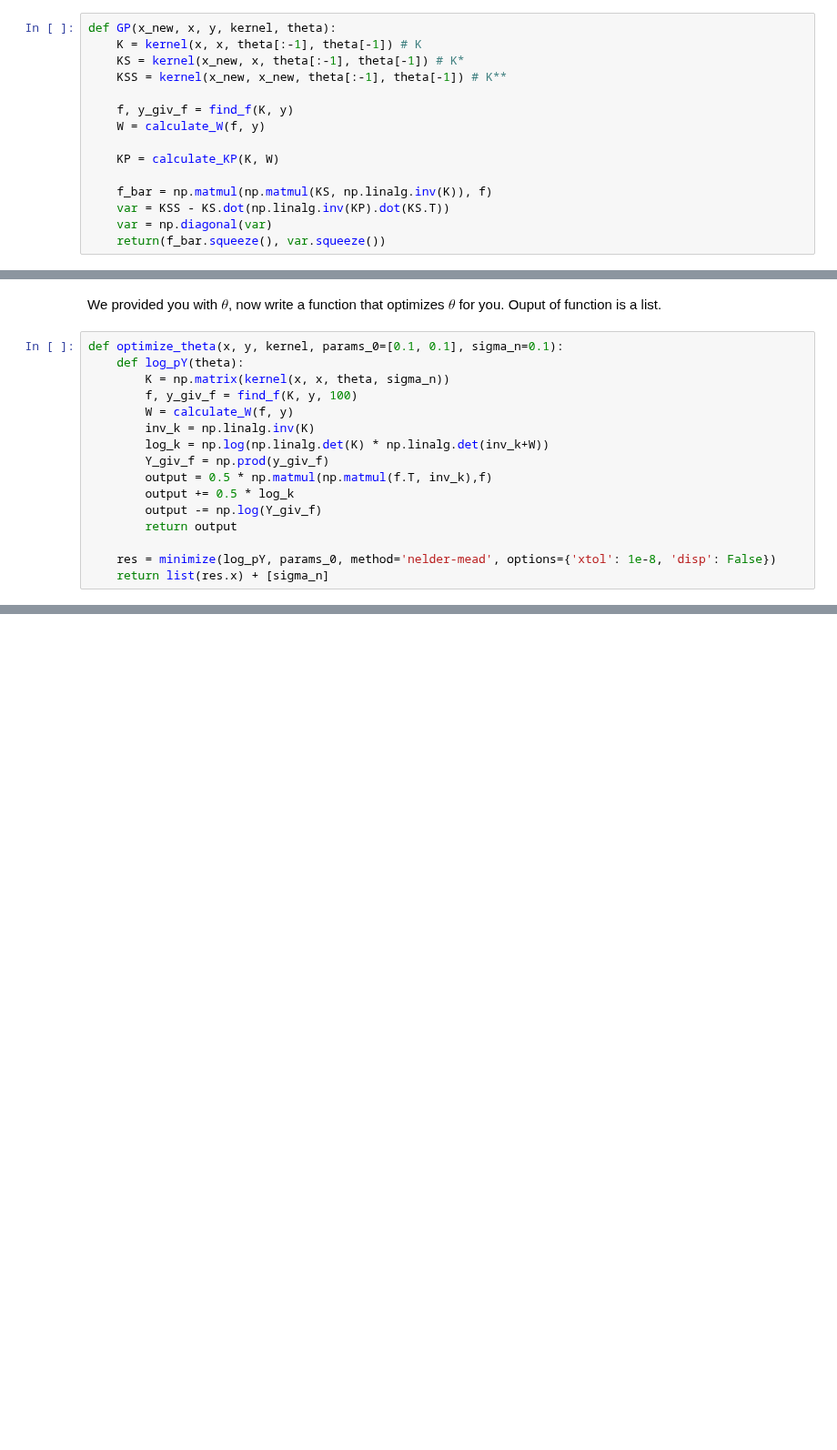
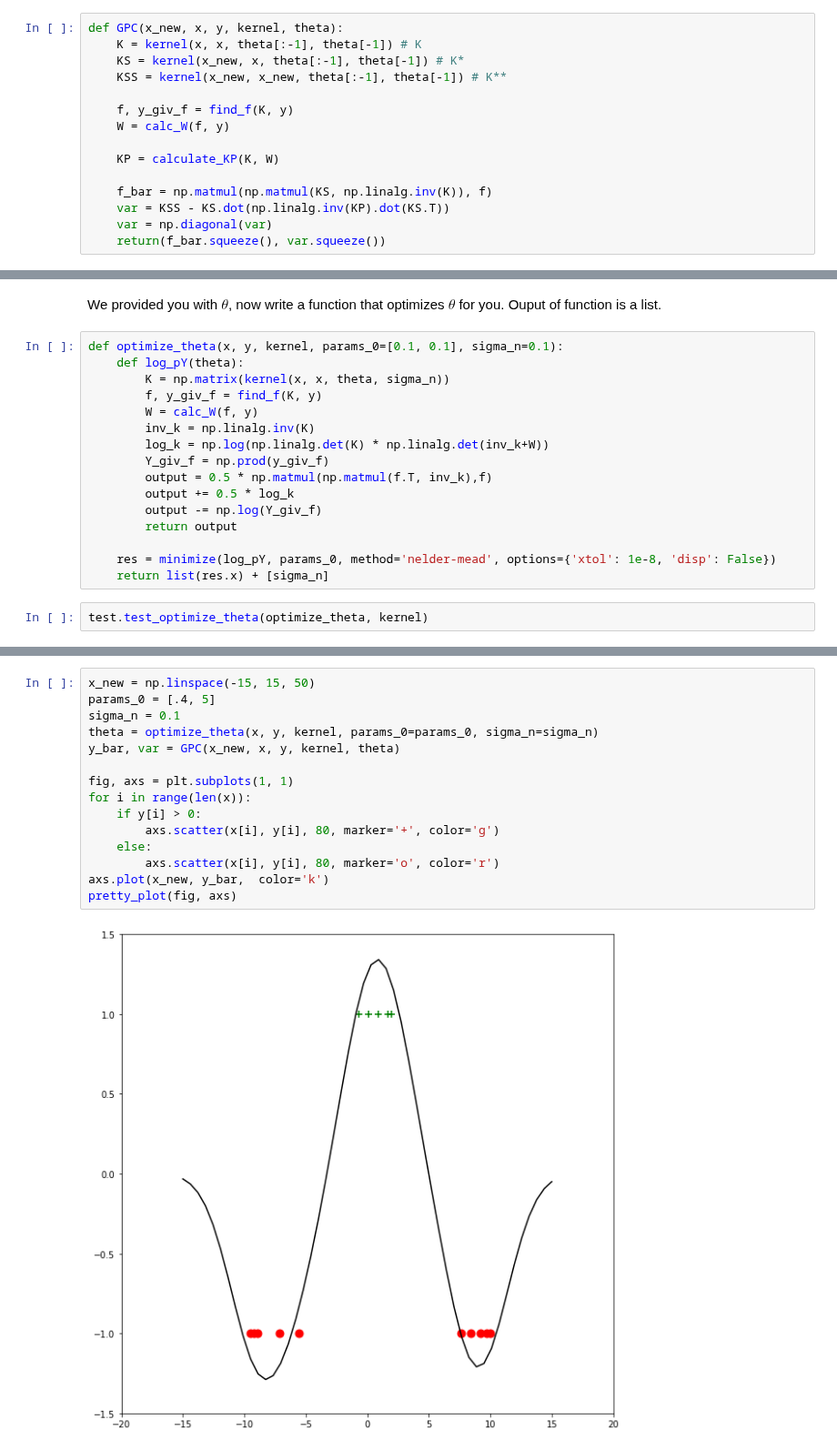
Before and after one commit to Keyrat06/Gaussian_Processes, a Jupyter notebook: P-Set/Gaussian PSet.ipynb, the cells around one changed output, grey strips where cells are left out. Shown at 91% size. Saved outputs shown, nothing was run; the diff lists cells and outputs as text; blank space fills up the shorter version.

Commit message:
finished tests

```diff
--- a/P-Set/Gaussian PSet.ipynb
+++ b/P-Set/Gaussian PSet.ipynb
@@ -236,13 +246,13 @@ AttributeError: module 'test' has no attribute 'test_calc_KP'
 # %% [markdown]
 Now we have all the necessary components.
 # %%
-def GP(x_new, x, y, kernel, theta):
+def GPC(x_new, x, y, kernel, theta):
     K = kernel(x, x, theta[:-1], theta[-1]) # K
     KS = kernel(x_new, x, theta[:-1], theta[-1]) # K*
     KSS = kernel(x_new, x_new, theta[:-1], theta[-1]) # K**
 
     f, y_giv_f = find_f(K, y)
-    W = calculate_W(f, y)
+    W = calc_W(f, y)
 
     KP = calculate_KP(K, W)
 
@@ -256,8 +289,8 @@ We provided you with $\theta$, now write a function that optimizes $\theta$ for
 def optimize_theta(x, y, kernel, params_0=[0.1, 0.1], sigma_n=0.1):
     def log_pY(theta):
         K = np.matrix(kernel(x, x, theta, sigma_n))
-        f, y_giv_f = find_f(K, y, 100)
-        W = calculate_W(f, y)
+        f, y_giv_f = find_f(K, y)
+        W = calc_W(f, y)
         inv_k = np.linalg.inv(K)
         log_k = np.log(np.linalg.det(K) * np.linalg.det(inv_k+W))
         Y_giv_f = np.prod(y_giv_f)
@@ -268,3 +301,5 @@ def optimize_theta(x, y, kernel, params_0=[0.1, 0.1], sigma_n=0.1):
 
     res = minimize(log_pY, params_0, method='nelder-mead', options={'xtol': 1e-8, 'disp': False})
     return list(res.x) + [sigma_n]
+# %%
+test.test_optimize_theta(optimize_theta, kernel)
@@ -270,0 +308,17 @@ def optimize_theta(x, y, kernel, params_0=[0.1, 0.1], sigma_n=0.1):
+# %%
+x_new = np.linspace(-15, 15, 50)
+params_0 = [.4, 5]
+sigma_n = 0.1
+theta = optimize_theta(x, y, kernel, params_0=params_0, sigma_n=sigma_n)
+y_bar, var = GPC(x_new, x, y, kernel, theta)
+
+fig, axs = plt.subplots(1, 1)
+for i in range(len(x)):
+    if y[i] > 0:
+        axs.scatter(x[i], y[i], 80, marker='+', color='g')
+    else:
+        axs.scatter(x[i], y[i], 80, marker='o', color='r')
+axs.plot(x_new, y_bar,  color='k')
+pretty_plot(fig, axs)
+# %% [output]
+[figure, added]
```
Also changed, not shown: parts of 8 cells of this notebook, 3 other files.
